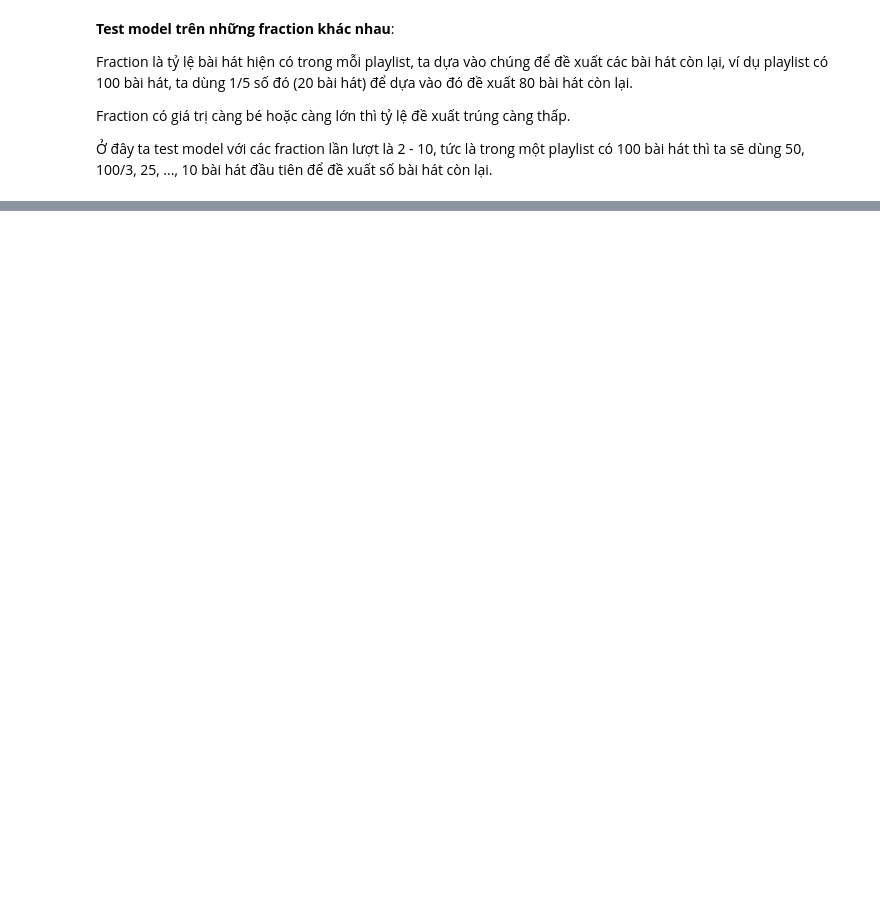
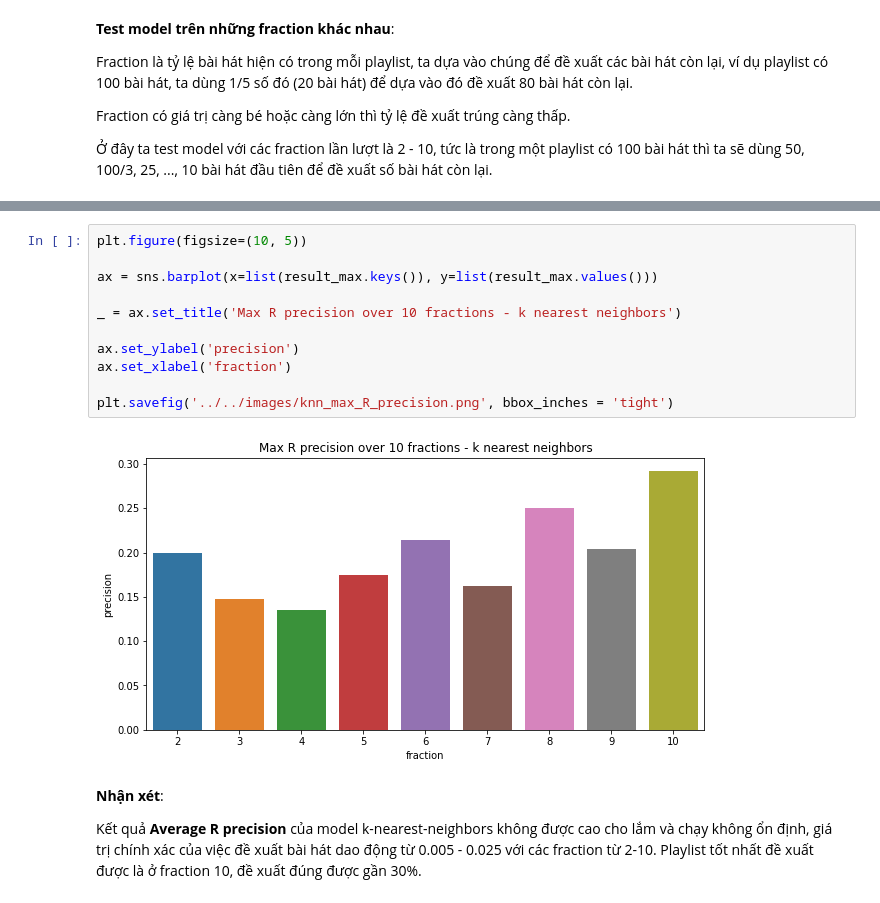
Before and after one commit to ndkhanh360/playlist_continuation, a Jupyter notebook: source/model/k_nearest_neighbors.ipynb, the cells around one changed output, grey strips where cells are left out. Drawn from its saved outputs; the diff is of its cells as text; blank space fills up the shorter version.

```diff
--- a/source/model/k_nearest_neighbors.ipynb
+++ b/source/model/k_nearest_neighbors.ipynb
@@ -258,0 +262,17 @@ Kết quả **Max R precision** biến động hơn so với giá trị **Averag
+# %%
+plt.figure(figsize=(10, 5))
+
+ax = sns.barplot(x=list(result_max.keys()), y=list(result_max.values()))
+
+_ = ax.set_title('Max R precision over 10 fractions - k nearest neighbors')
+
+ax.set_ylabel('precision')
+ax.set_xlabel('fraction')
+
+plt.savefig('../../images/knn_max_R_precision.png', bbox_inches = 'tight')
+# %% [output]
+[figure, added]
+# %% [markdown]
+**Nhận xét**:
+
+Kết quả **Average R precision** của model k-nearest-neighbors không được cao cho lắm và chạy không ổn định, giá trị chính xác của việc đề xuất bài hát dao động từ 0.005 - 0.025 với các fraction từ 2-10. Playlist tốt nhất đề xuất được là ở fraction 10, đề xuất đúng được gần 30%.
```
Also changed, not shown: parts of 10 cells of this notebook, 5 other files.
